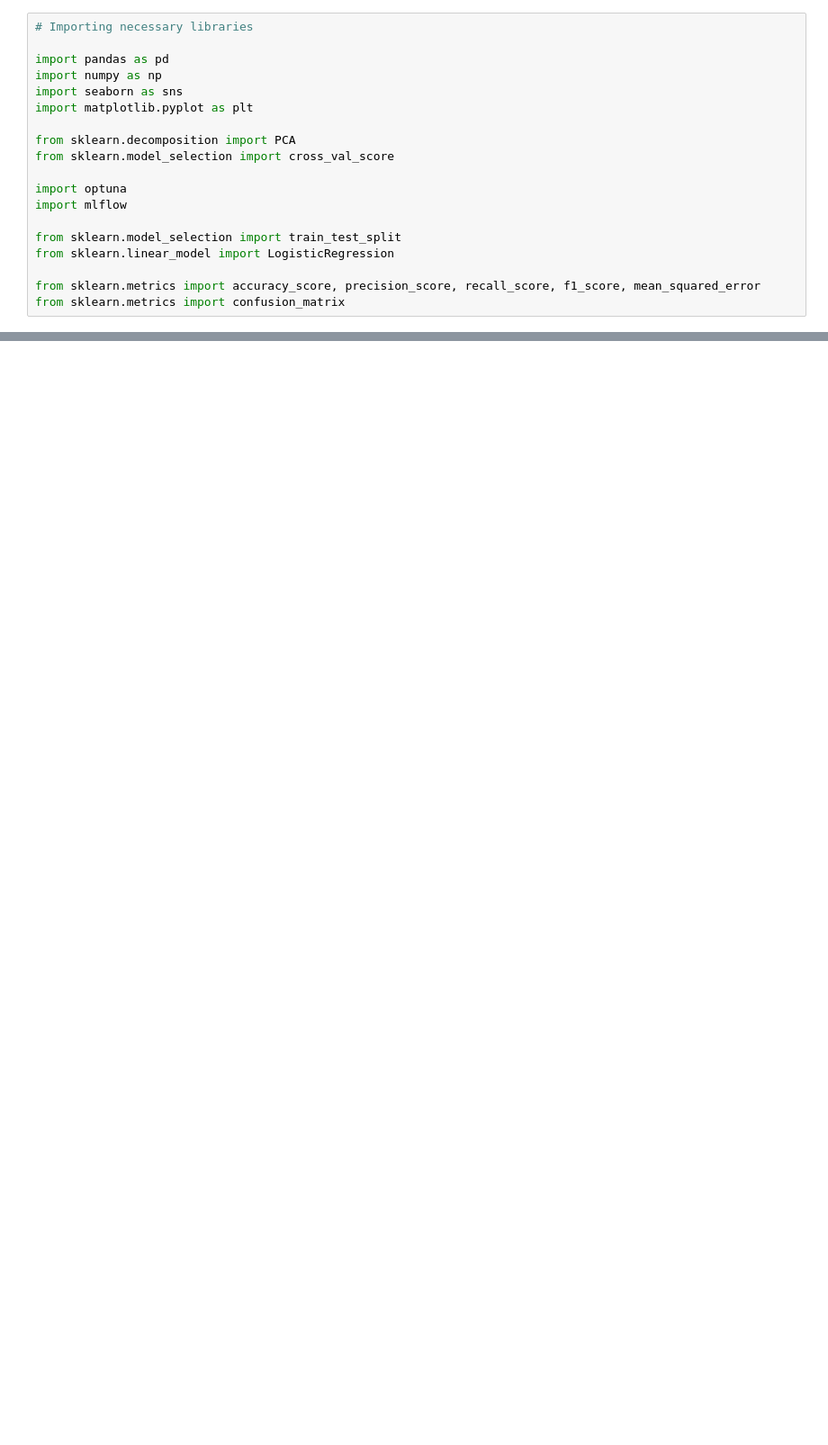
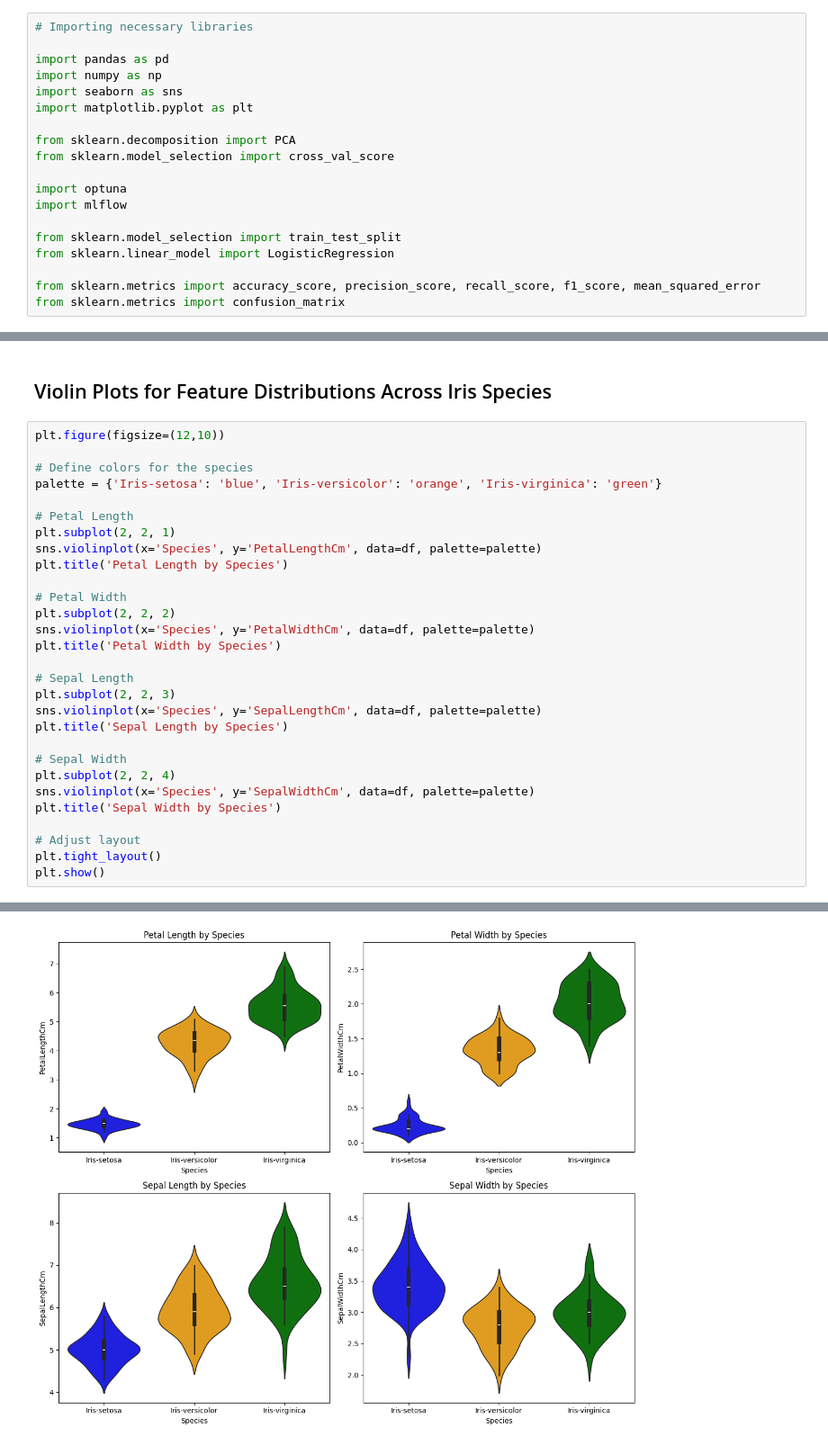
Before and after one commit to jaykrshn/Iris-Classification-App, a Jupyter notebook: train.ipynb, the cells around one changed output, grey strips where cells are left out. Shown at 90% size. Cells and saved outputs as stored; diff of their text form; blank space fills up the shorter version.

```diff
--- a/train.ipynb
+++ b/train.ipynb
@@ -49,0 +71,32 @@ KeyError: 'Species'
+# %% [markdown]
+## Violin Plots for Feature Distributions Across Iris Species
+# %%
+plt.figure(figsize=(12,10))
+
+# Define colors for the species
+palette = {'Iris-setosa': 'blue', 'Iris-versicolor': 'orange', 'Iris-virginica': 'green'}
+
+# Petal Length
+plt.subplot(2, 2, 1)
+sns.violinplot(x='Species', y='PetalLengthCm', data=df, palette=palette)
+plt.title('Petal Length by Species')
+
+# Petal Width
+plt.subplot(2, 2, 2)
+sns.violinplot(x='Species', y='PetalWidthCm', data=df, palette=palette)
+plt.title('Petal Width by Species')
+
+# Sepal Length
+plt.subplot(2, 2, 3)
+sns.violinplot(x='Species', y='SepalLengthCm', data=df, palette=palette)
+plt.title('Sepal Length by Species')
+
+# Sepal Width
+plt.subplot(2, 2, 4)
+sns.violinplot(x='Species', y='SepalWidthCm', data=df, palette=palette)
+plt.title('Sepal Width by Species')
+
+# Adjust layout
+plt.tight_layout()
+plt.show()
+# %% [output]
@@ -49,0 +118 @@ KeyError: 'Species'
+[figure, added]
```
Also changed, not shown: parts of 28 cells of this notebook.
